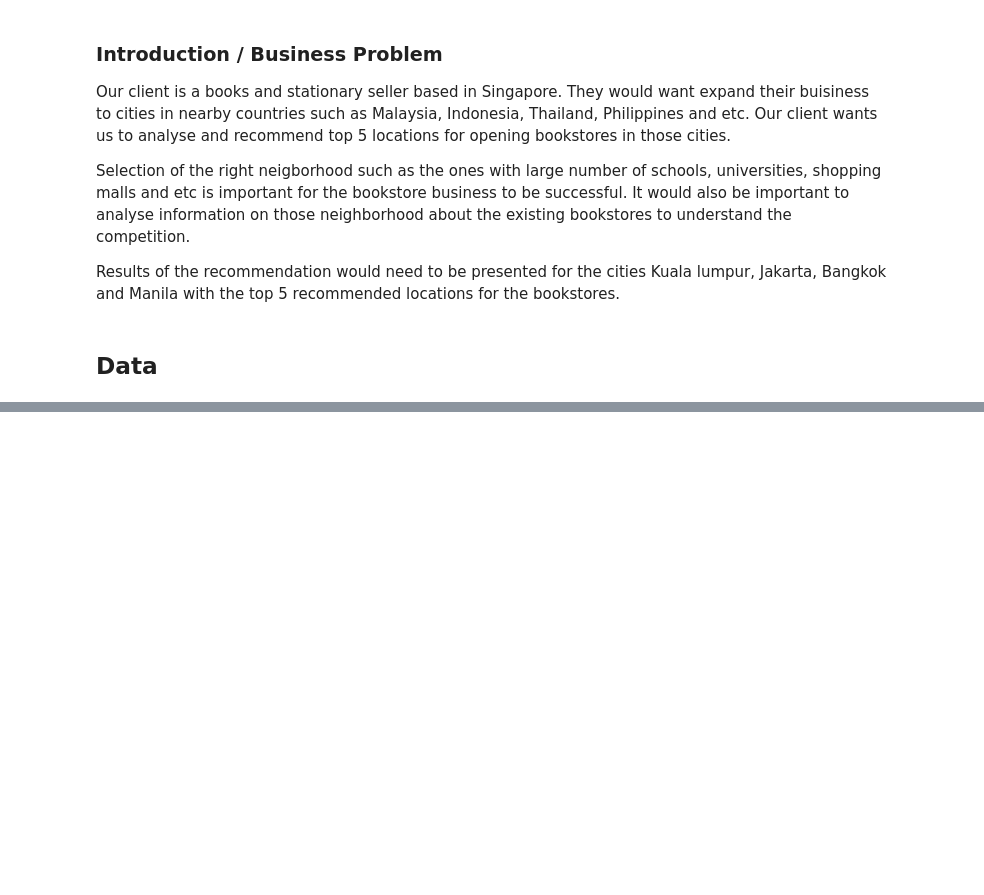
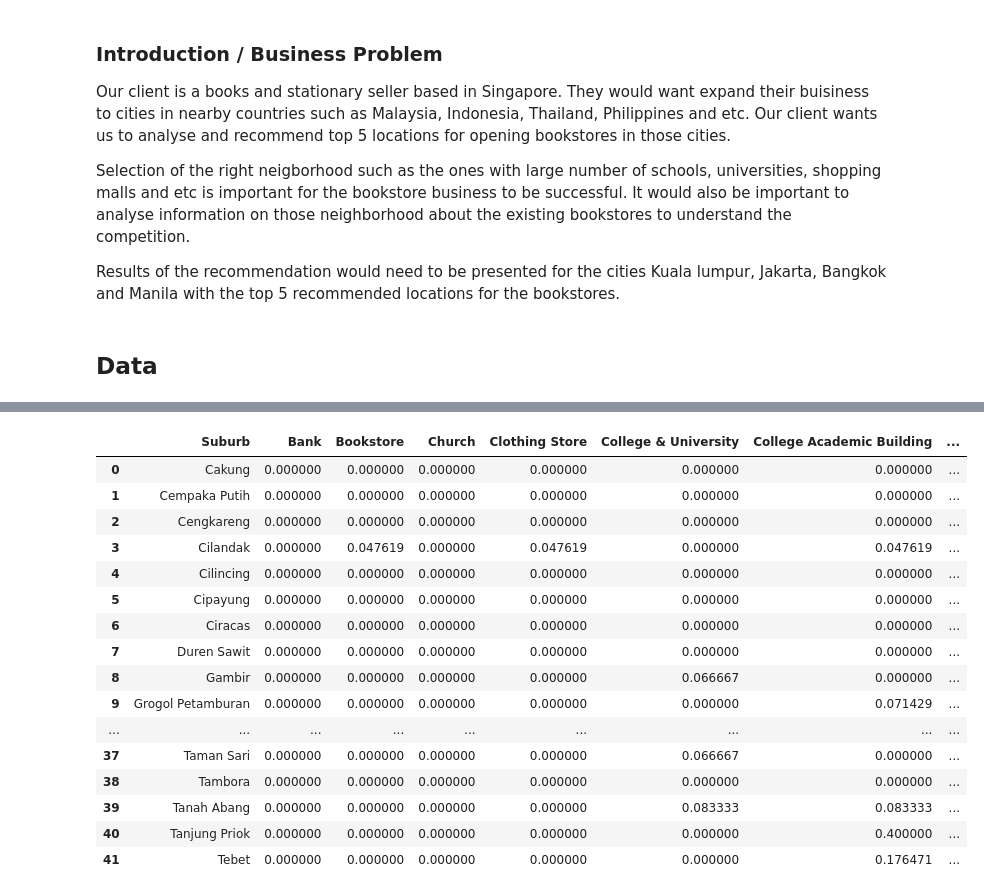
Before and after one commit to sridharan-8888/Coursera_Capstone, a Jupyter notebook: Final-capstone-ibm-applied-datascience.ipynb, the cells around one changed output, grey strips where cells are left out. Drawn from its saved outputs; the diff is of its cells as text; code cells hidden in the pictures; blank space fills up the shorter version.

Commit message:
Updates with additional data understanding and analysis

```diff
--- a/Final-capstone-ibm-applied-datascience.ipynb
+++ b/Final-capstone-ibm-applied-datascience.ipynb
@@ -48,0 +806,15 @@ Opitionally an application can be buit to help the business to contiue to use th
+# %%
+#lats=[]
+#longs=[]
+#for suburb in jkt_suburbs_list:
+#    print(suburb)
+#    lati, longi = get_geo_location(suburb,city_country_fmt='{}, JKT, Indonesia')
+#    print(lati,longi)
+#    lats.append(lati)
+#    longs.append(longi)
+#print(lats,longs)
+#data = [jkt_suburbs_list, lats, longs]
+#jkt_suburbs_df = pd.DataFrame(data).T
+#jkt_suburbs_df.columns=['Suburb','Latitude','Longitude']
+#jkt_suburbs_df.to_csv("jkt_suburbs.csv")
+jkt_sub_df = pd.read_csv('jkt_suburbs.csv')
@@ -48,0 +830,2 @@ Opitionally an application can be buit to help the business to contiue to use th
+# %%
+jkt_sub_df.dropna(axis=0,inplace=True)
@@ -48,0 +967,7 @@ Opitionally an application can be buit to help the business to contiue to use th
+# %%
+# Get Venues near Jakarta Suburbs
+
+jkt_venues = getNearbyVenues(names=jkt_sub_df['Suburb'],
+                                   latitudes=jkt_sub_df['Latitude'],
+                                   longitudes=jkt_sub_df['Longitude']
+                                  )
@@ -48,0 +1037,15 @@ Opitionally an application can be buit to help the business to contiue to use th
+# %%
+# one hot encoding
+jkt_onehot =  pd.get_dummies(jkt_venues[['Venue Category']], prefix="", prefix_sep="")
+fixed_columns = list(jkt_onehot.columns)
+#fixed_columns.remove('Suburb')
+
+# add suburb column back to dataframe
+jkt_onehot['Suburb'] = jkt_venues['Suburb']
+
+# move Suburb column to the first column
+fixed_columns.insert(0, 'Suburb')
+
+jkt_onehot = jkt_onehot[fixed_columns]
+
+jkt_onehot.head()
@@ -48,0 +1059,21 @@ Opitionally an application can be buit to help the business to contiue to use th
+# %%
+jkt_grouped = jkt_onehot.groupby('Suburb').mean().reset_index()
+jkt_grouped
+# %% [output]
+|  | Suburb | Bank | Bookstore | Church | Clothing Store | College & University | College Academic Building | ... |
+| 0 | Cakung | 0.000000 | 0.000000 | 0.000000 | 0.000000 | 0.000000 | 0.000000 | ... |
+| 1 | Cempaka Putih | 0.000000 | 0.000000 | 0.000000 | 0.000000 | 0.000000 | 0.000000 | ... |
+| 2 | Cengkareng | 0.000000 | 0.000000 | 0.000000 | 0.000000 | 0.000000 | 0.000000 | ... |
+| 3 | Cilandak | 0.000000 | 0.047619 | 0.000000 | 0.047619 | 0.000000 | 0.047619 | ... |
+| 4 | Cilincing | 0.000000 | 0.000000 | 0.000000 | 0.000000 | 0.000000 | 0.000000 | ... |
+| 5 | Cipayung | 0.000000 | 0.000000 | 0.000000 | 0.000000 | 0.000000 | 0.000000 | ... |
+| 6 | Ciracas | 0.000000 | 0.000000 | 0.000000 | 0.000000 | 0.000000 | 0.000000 | ... |
+| 7 | Duren Sawit | 0.000000 | 0.000000 | 0.000000 | 0.000000 | 0.000000 | 0.000000 | ... |
+| 8 | Gambir | 0.000000 | 0.000000 | 0.000000 | 0.000000 | 0.066667 | 0.000000 | ... |
+| 9 | Grogol Petamburan | 0.000000 | 0.000000 | 0.000000 | 0.000000 | 0.000000 | 0.071429 | ... |
+| ... | ... | ... | ... | ... | ... | ... | ... | ... |
+| 37 | Taman Sari | 0.000000 | 0.000000 | 0.000000 | 0.000000 | 0.066667 | 0.000000 | ... |
+| 38 | Tambora | 0.000000 | 0.000000 | 0.000000 | 0.000000 | 0.000000 | 0.000000 | ... |
+| 39 | Tanah Abang | 0.000000 | 0.000000 | 0.000000 | 0.000000 | 0.083333 | 0.083333 | ... |
+| 40 | Tanjung Priok | 0.000000 | 0.000000 | 0.000000 | 0.000000 | 0.000000 | 0.400000 | ... |
+| 41 | Tebet | 0.000000 | 0.000000 | 0.000000 | 0.000000 | 0.000000 | 0.176471 | ... |
```
Also changed, not shown: parts of 123 cells of this notebook, 2 other files.
